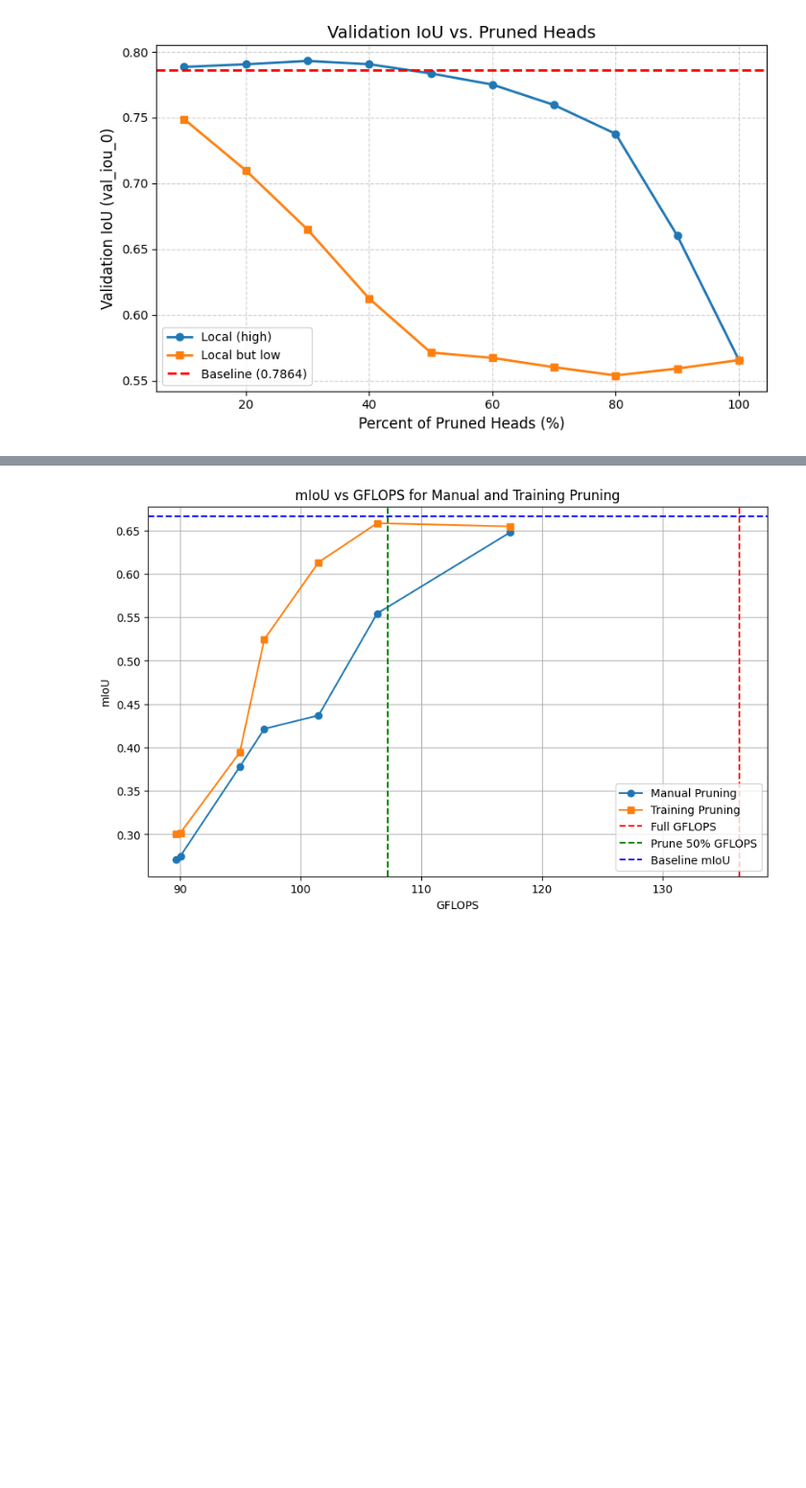
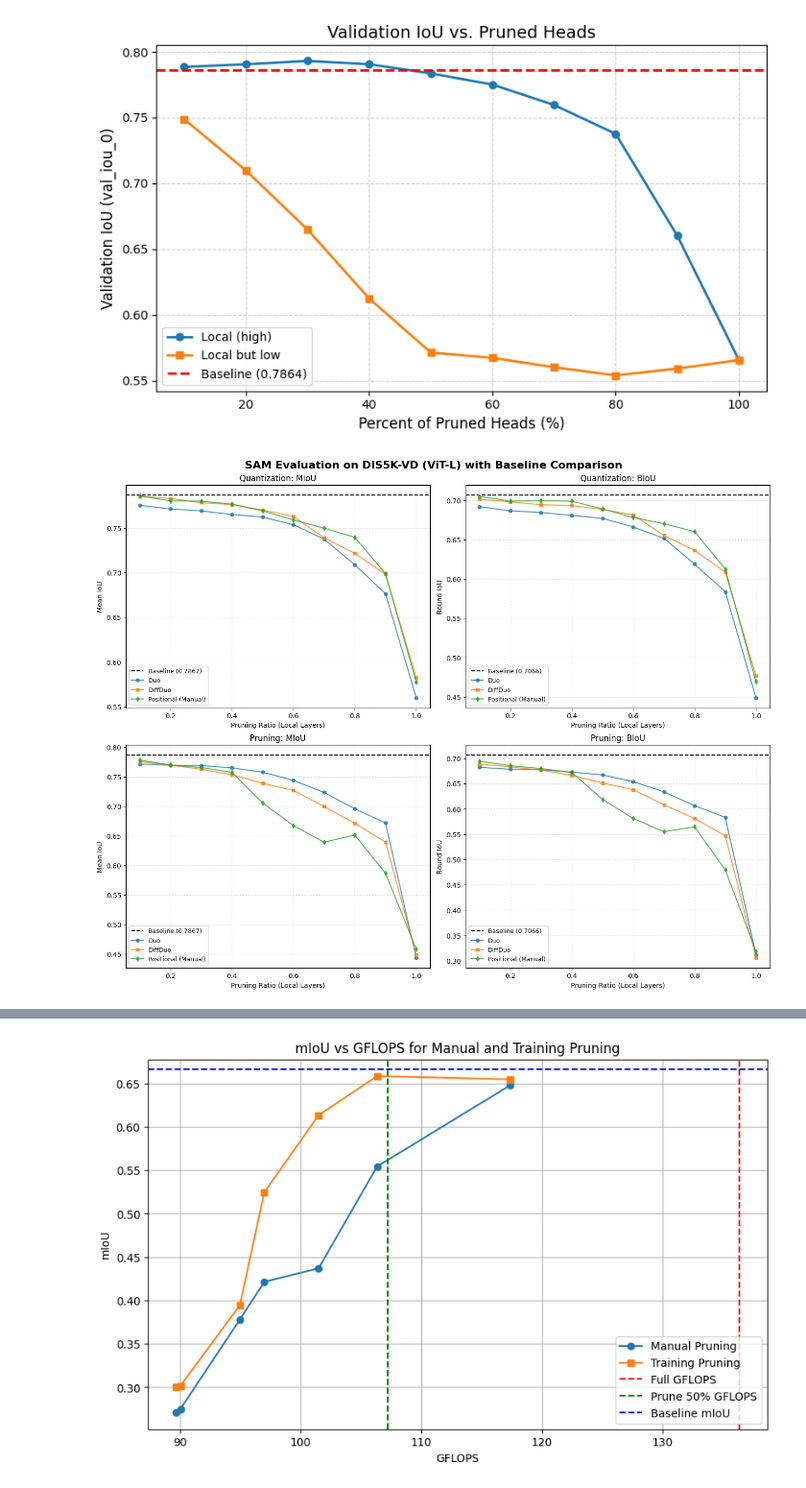
Before and after one commit to hchautran/SAM_Quantization, a Jupyter notebook: notebooks/plot.ipynb, the cells around one changed output, grey strips where cells are left out. Shown at 96% size. Drawn from its saved outputs; the diff is of its cells as text; code cells hidden in the pictures; blank space fills up the shorter version.

```diff
--- a/notebooks/plot.ipynb
+++ b/notebooks/plot.ipynb
@@ -45,3 +45,69 @@ plt.tight_layout()
 plt.show()
 # %% [output]
 [figure]
+# %%
+import matplotlib.pyplot as plt
+
+# 1. Prepare the Data
+x_axis = [0.1, 0.2, 0.3, 0.4, 0.5, 0.6, 0.7, 0.8, 0.9, 1.0]
+
+# Baselines
+BASELINE_MIOU = 0.7867
+BASELINE_BIOU = 0.7066
+
+data = {
+    # Avg IoU (MIoU) - Quantization Group
+    'miou_duo_quant': [0.7753, 0.7713, 0.7691, 0.7651, 0.7622, 0.7536, 0.7376, 0.7088, 0.6764, 0.5599],
+    'miou_diffduo_quant': [0.7853, 0.7830, 0.7783, 0.7761, 0.7701, 0.7629, 0.7390, 0.7215, 0.6983, 0.5826],
+    'miou_pos_quant': [0.7859, 0.7802, 0.7800, 0.7767, 0.7691, 0.7590, 0.7498, 0.7396, 0.6987, 0.5776],
+
+    # Avg IoU (MIoU) - Pruning Group
+    'miou_duo_prune': [0.7716, 0.7695, 0.7689, 0.7651, 0.7580, 0.7439, 0.7234, 0.6956, 0.6719, 0.4434],
+    'miou_diffduo_prune': [0.7756, 0.7696, 0.7628, 0.7535, 0.7389, 0.7269, 0.6996, 0.6711, 0.6393, 0.4481],
+    'miou_pos_prune': [0.7782, 0.7701, 0.7657, 0.7575, 0.7056, 0.6674, 0.6392, 0.6512, 0.5865, 0.4582],
+
+    # Bound IoU (BIoU) - Quantization Group
+    'biou_duo_quant': [0.6919, 0.6867, 0.6846, 0.6809, 0.6771, 0.6661, 0.6518, 0.6189, 0.5837, 0.4488],
+    'biou_diffduo_quant': [0.7014, 0.6981, 0.6944, 0.6934, 0.6885, 0.6815, 0.6553, 0.6362, 0.6087, 0.4766],
+    'biou_pos_quant': [0.7050, 0.6990, 0.6997, 0.6989, 0.6892, 0.6781, 0.6704, 0.6602, 0.6125, 0.4692],
+
+    # Bound IoU (BIoU) - Pruning Group
+    'biou_duo_prune': [0.6824, 0.6787, 0.6776, 0.6730, 0.6676, 0.6540, 0.6340, 0.6066, 0.5835, 0.3117],
+    'biou_diffduo_prune': [0.6889, 0.6833, 0.6769, 0.6667, 0.6514, 0.6381, 0.6083, 0.5811, 0.5470, 0.3059],
+    'biou_pos_prune': [0.6945, 0.6856, 0.6800, 0.6722, 0.6189, 0.5815, 0.5552, 0.5648, 0.4795, 0.3185]
+}
+
+# 2. Setup Plotting
+fig, axes = plt.subplots(2, 2, figsize=(14, 11), constrained_layout=True)
+fig.suptitle('SAM Evaluation on DIS5K-VD (ViT-L) with Baseline Comparison', fontsize=16, fontweight='bold')
+
+def plot_metric(ax, trio_keys, title, ylabel, baseline_val):
+    # Add Baseline first
+    ax.axhline(y=baseline_val, color='black', linestyle='--', linewidth=1.5, label=f'Baseline ({baseline_val})')
+
+    methods = [('Duo', trio_keys[0], 'o-'),
+               ('DiffDuo', trio_keys[1], 's-'),
+               ('Positional (Manual)', trio_keys[2], 'd-')]
+
+    for name, key, style in methods:
+        ax.plot(x_axis, data[key], style, label=name, markersize=5, alpha=0.8)
+
+    ax.set_title(title, fontsize=12)
+    ax.set_xlabel('Pruning Ratio (Local Layers)')
+    ax.set_ylabel(ylabel)
+    ax.grid(True, linestyle=':', alpha=0.6)
+    ax.legend(fontsize=9)
+
+# 3. Generate the 4 Subplots
+plot_metric(axes[0, 0], ['miou_duo_quant', 'miou_diffduo_quant', 'miou_pos_quant'],
+            'Quantization: MIoU', 'Mean IoU', BASELINE_MIOU)
+plot_metric(axes[0, 1], ['biou_duo_quant', 'biou_diffduo_quant', 'biou_pos_quant'],
+            'Quantization: BIoU', 'Bound IoU', BASELINE_BIOU)
+plot_metric(axes[1, 0], ['miou_duo_prune', 'miou_diffduo_prune', 'miou_pos_prune'],
+            'Pruning: MIoU', 'Mean IoU', BASELINE_MIOU)
+plot_metric(axes[1, 1], ['biou_duo_prune', 'biou_diffduo_prune', 'biou_pos_prune'],
+            'Pruning: BIoU', 'Bound IoU', BASELINE_BIOU)
+
+plt.show()
+# %% [output]
+[figure, added]
```
Also changed, not shown: parts of 7 cells of this notebook, 11 other files.
